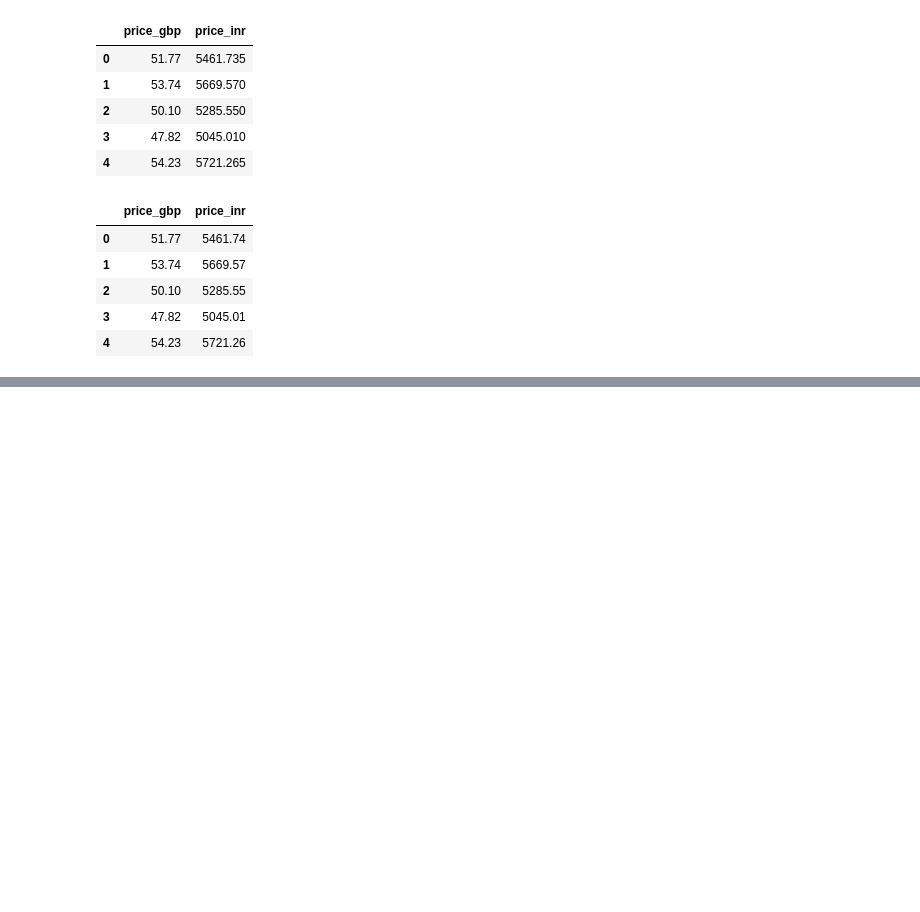
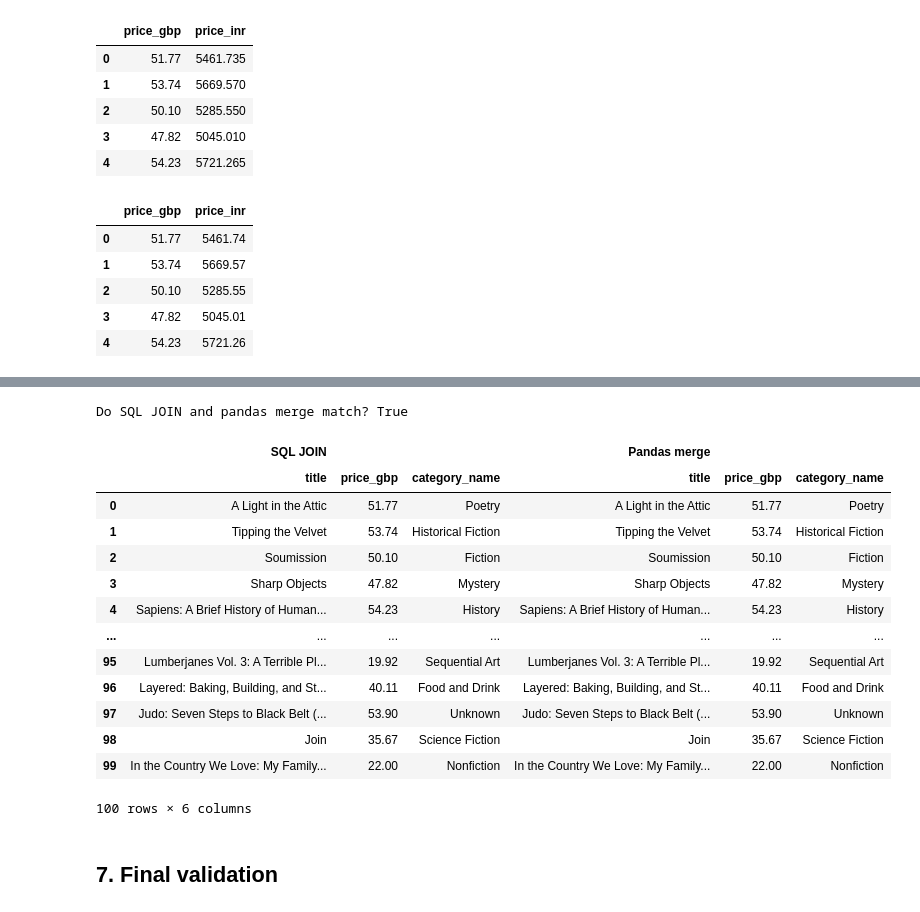
Before and after one commit to pavanndasarii/ai-ml-final-project, a Jupyter notebook: data_pipeline/01_data_pipeline.ipynb, the cells around one changed output, grey strips where cells are left out. Saved outputs shown, nothing was run; the diff lists cells and outputs as text; code cells hidden in the pictures; blank space fills up the shorter version.

Commit message:
Add files via upload
Update data pipeline notebook with final implementation

```diff
--- a/data_pipeline/01_data_pipeline.ipynb
+++ b/data_pipeline/01_data_pipeline.ipynb
@@ -274,2 +405,0 @@ Database created successfully!
-# %%
-cursor = conn.cursor()
@@ -888,0 +449,7 @@ Overwriting README.md
+# %%
+category_records = []
+for category in categories:
+    category_id = conn.execute("SELECT category_id FROM categories WHERE category_name = ?", (category,)).fetchone()[0]
+    category_records.append({"category_id": category_id, "category_name": category})
+categories_table = pd.DataFrame(category_records)
+books_records = []
@@ -888,0 +483,14 @@ Overwriting README.md
+# %%
+from pathlib import Path
+output_dir = Path("query_outputs")
+output_dir.mkdir(exist_ok=True)
+Path("sql_queries.sql").write_text("", encoding="utf-8")
+
+def run_query(name, query):
+    result = pd.read_sql(query, conn)
+    with open("sql_queries.sql", "a", encoding="utf-8") as file:
+        file.write(f"-- {name}\n{query.strip().rstrip(';')};\n\n")
+    result.to_csv(output_dir / f"{name}.csv", index=False)
+    print(name)
+    display(result)
+    return result
@@ -888,0 +591,8 @@ Overwriting README.md
+# %%
+query = """
+SELECT books.title, books.price_gbp, categories.category_name
+FROM books JOIN categories ON books.category_id = categories.category_id
+ORDER BY books.book_id
+"""
+result = run_query("06_join", query)
+sql_result = result.copy()
@@ -888,0 +653,26 @@ Overwriting README.md
+# %%
+pandas_result = pd.merge(books_table, categories_table, on="category_id", how="inner")
+pandas_result = pandas_result.sort_values("book_id")[["title", "price_gbp", "category_name"]].reset_index(drop=True)
+comparison = sql_result.equals(pandas_result)
+print("Do SQL JOIN and pandas merge match?", comparison)
+display(pd.concat({"SQL JOIN": sql_result, "Pandas merge": pandas_result}, axis=1))
+pandas_result.to_csv(output_dir / "pandas_merge.csv", index=False)
+assert comparison
+# %% [output]
+Do SQL JOIN and pandas merge match? True
+|  | SQL JOIN |  |  | Pandas merge |  |  |
+|  | title | price_gbp | category_name | title | price_gbp | category_name |
+| 0 | A Light in the Attic | 51.77 | Poetry | A Light in the Attic | 51.77 | Poetry |
+| 1 | Tipping the Velvet | 53.74 | Historical Fiction | Tipping the Velvet | 53.74 | Historical Fiction |
+| 2 | Soumission | 50.10 | Fiction | Soumission | 50.10 | Fiction |
+| 3 | Sharp Objects | 47.82 | Mystery | Sharp Objects | 47.82 | Mystery |
+| 4 | Sapiens: A Brief History of Human... | 54.23 | History | Sapiens: A Brief History of Human... | 54.23 | History |
+| ... | ... | ... | ... | ... | ... | ... |
+| 95 | Lumberjanes Vol. 3: A Terrible Pl... | 19.92 | Sequential Art | Lumberjanes Vol. 3: A Terrible Pl... | 19.92 | Sequential Art |
+| 96 | Layered: Baking, Building, and St... | 40.11 | Food and Drink | Layered: Baking, Building, and St... | 40.11 | Food and Drink |
+| 97 | Judo: Seven Steps to Black Belt (... | 53.90 | Unknown | Judo: Seven Steps to Black Belt (... | 53.90 | Unknown |
+| 98 | Join | 35.67 | Science Fiction | Join | 35.67 | Science Fiction |
+| 99 | In the Country We Love: My Family... | 22.00 | Nonfiction | In the Country We Love: My Family... | 22.00 | Nonfiction |
+100 rows × 6 columns
+# %% [markdown]
+## 7. Final validation
```
Also changed, not shown: parts of 89 cells of this notebook.
